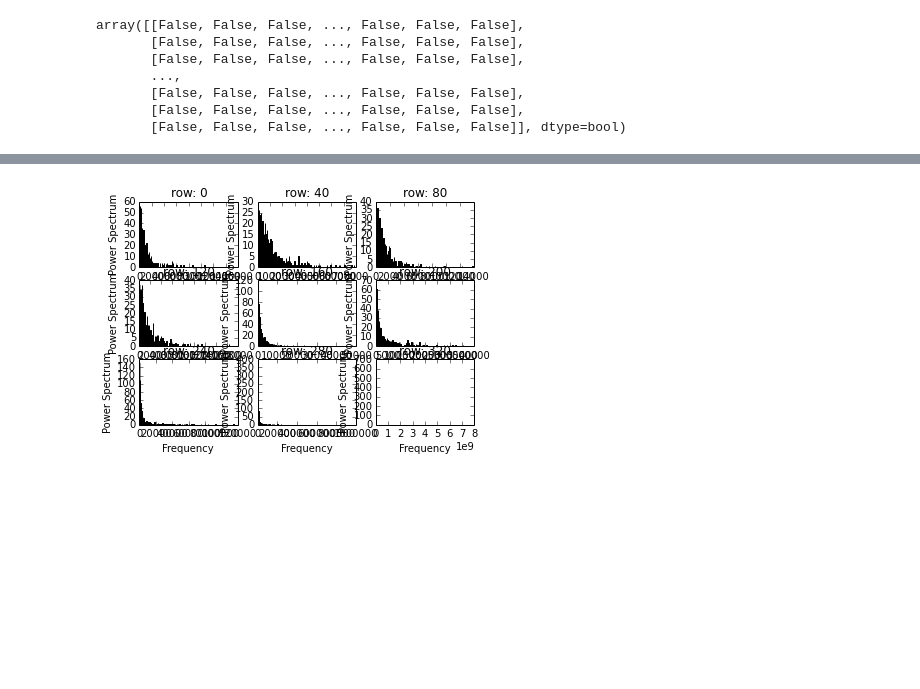
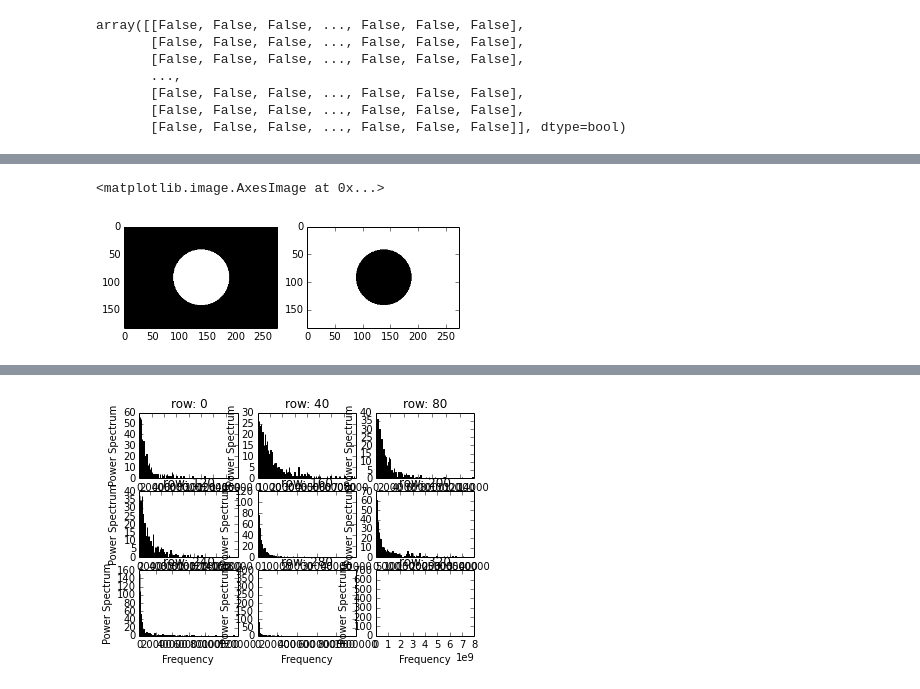
Before and after one commit to mpellegri/FoodvSkin, a Jupyter notebook: KFeatures.ipynb, the cells around one changed output, grey strips where cells are left out. Cells and saved outputs as stored; diff of their text form; code cells hidden in the pictures; blank space fills up the shorter version.

```diff
--- a/KFeatures.ipynb
+++ b/KFeatures.ipynb
@@ -317,0 +336,36 @@ plt.show()
+# %%
+#use shape to make filter
+inv = ax.transData.inverted() #MUST convert dispay units to data units!
+dataVerts= inv.transform(circle.get_verts())
+
+pts=[]  #pixel locations in image
+for x in range(image.shape[0]): #plt.imshow(img) shows shape[0] is y
+    for y in range(image.shape[1]):
+        pts.append( [y,x] )  #order of y,x is IMPORTANT
+pts=np.array(pts).astype(np.float)
+
+from matplotlib.path import Path
+path = Path( dataVerts )
+mask=path.contains_points(pts) #TRUE where pts are inside box or ellipse vertices
+
+mask2D= np.reshape(mask,image.shape) #try shape[::-1] if mask in wrong locat
+
+loPass=np.zeros(image.shape)
+loPass[mask2D]=1.
+hiPass=np.zeros(image.shape)
+hiPass[~mask2D]=1.
+
+f,ax=plt.subplots(1,2)
+ax[0].imshow(loPass,cmap="gray")
+ax[1].imshow(hiPass,cmap="gray")
+
+# import numpy.ma as ma
+# Skin= ma.masked_array(filter.copy(), mask=~mask2D)
+# NoSkin= ma.masked_array(filter.copy(), mask=mask2D)
+# f,ax= plt.subplots(1,3)
+# ax[0].imshow(image,cmap="gray")
+# ax[1].imshow(Skin,cmap="gray")
+# ax[2].imshow(NoSkin,cmap="gray")
+# %% [output]
+<matplotlib.image.AxesImage at 0x...>
+[figure, added]
```
Also changed, not shown: parts of 8 cells of this notebook.
